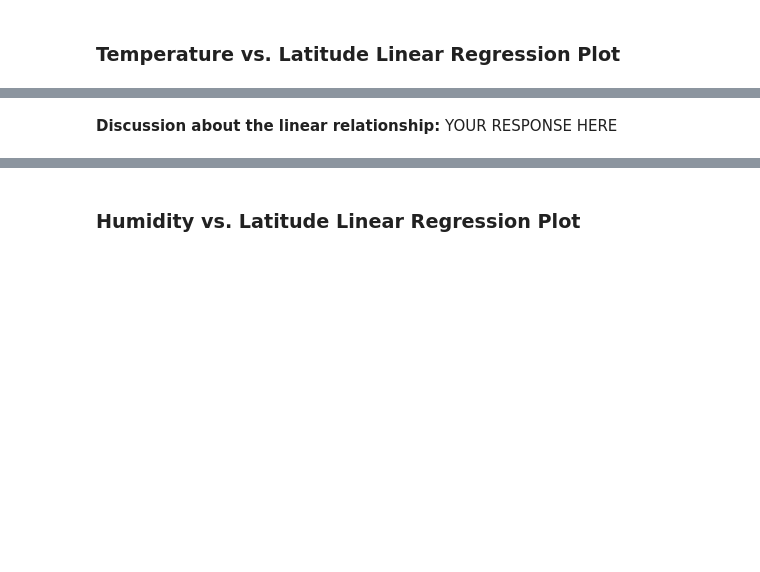
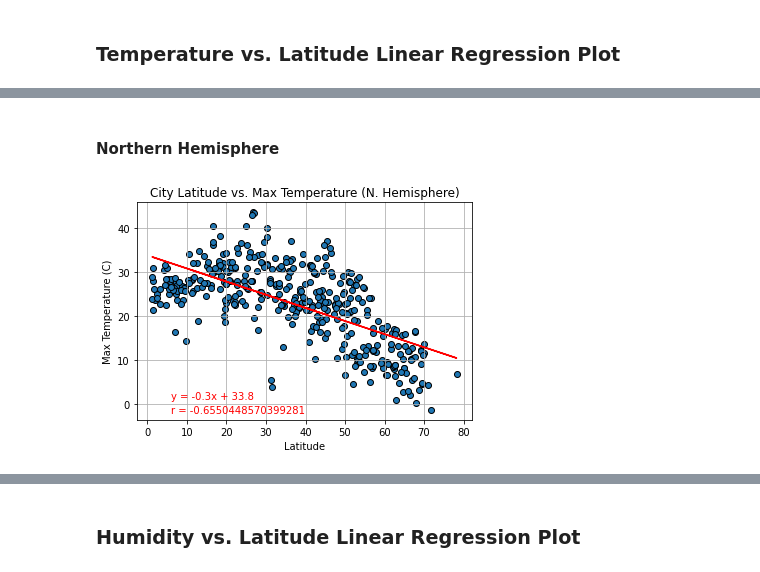
Before and after one commit to cwolf1424/Python-API-Challenge, a Jupyter notebook: WeatherPy/WeatherPy.ipynb, the cells around one changed output, grey strips where cells are left out. Drawn from its saved outputs; the diff is of its cells as text; code cells hidden in the pictures; blank space fills up the shorter version.

Commit message:
Temp vs. Latitude complete

```diff
--- a/WeatherPy/WeatherPy.ipynb
+++ b/WeatherPy/WeatherPy.ipynb
@@ -332,2 +319,28 @@ The r-value is: 0.4121057168607245
-# %% [markdown]
-**Discussion about the linear relationship:** YOUR RESPONSE HERE
+# %% [markdown]
+#### Northern Hemisphere
+# %%
+# Build scatter plot for latitude vs. temperature
+x_values = northern_hemi_df["Lat"]
+y_values = northern_hemi_df["Max Temp"]
+plt.scatter(x_values,y_values, edgecolors="k")
+
+# Incorporate the other graph properties
+plt.grid()
+plt.title ("City Latitude vs. Max Temperature (N. Hemisphere)")
+plt.xlabel ("Latitude")
+plt.ylabel ("Max Temperature (C)")
+
+# Linear regression
+(slope, intercept, rvalue, pvalue, stderr) = linregress(x_values, y_values)
+regress_values = x_values * slope + intercept
+plt.plot(x_values, regress_values, "r")
+
+# Annotate
+line_eq = "y = " + str(round(slope,2)) + "x + " + str(round(intercept,2))
+plt.annotate(line_eq,(6,1),color="red")
+plt.annotate(f'r = {rvalue}',(6,-2),color="r")
+
+# Show plot
+plt.show()
+# %% [output]
+[figure, added]
```
Also changed, not shown: parts of 8 cells of this notebook.
